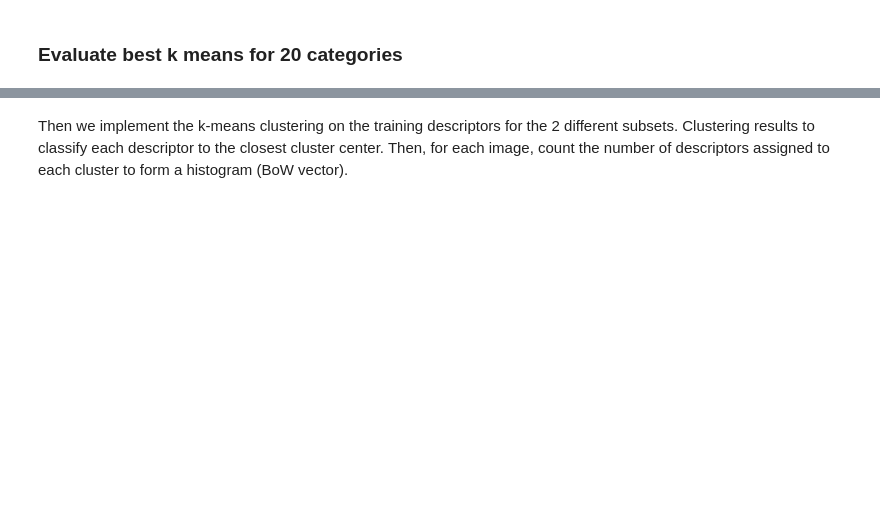
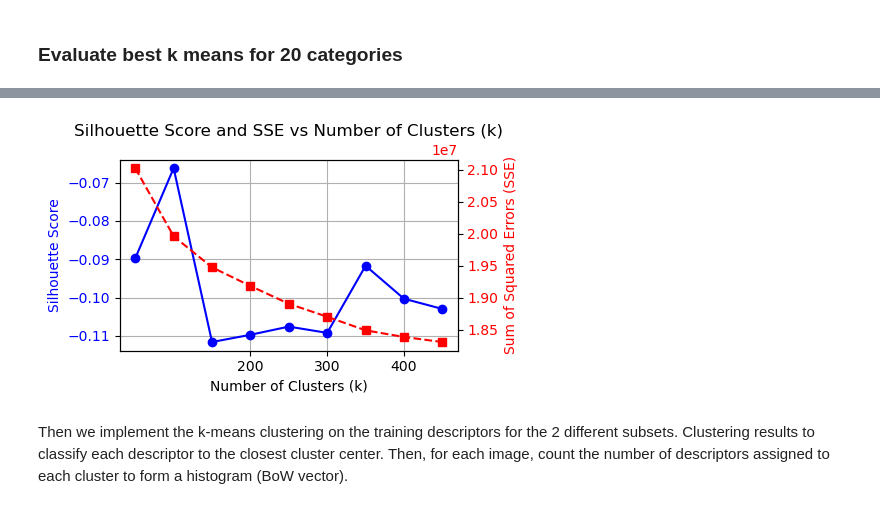
Before and after one commit to JoostKeiren/vision-and-image-proccessing-assingment-4-re-exam, a Jupyter notebook: A4.ipynb, the cells around one changed output, grey strips where cells are left out. Saved outputs shown, nothing was run; the diff lists cells and outputs as text; code cells hidden in the pictures; blank space fills up the shorter version.

```diff
--- a/A4.ipynb
+++ b/A4.ipynb
@@ -294,6 +294,7 @@ from sklearn.preprocessing import StandardScaler
 from sklearn.metrics import silhouette_score
 
 scores_20_cat = []
+sse_20_cat = []
 
 def evaluate_k_means_fast(descriptors, k_values):
     best_k = None
@@ -305,6 +306,8 @@ def evaluate_k_means_fast(descriptors, k_values):
         labels = kmeans.labels_
         score = silhouette_score(descriptors, labels, sample_size=min(1000, len(descriptors)))  # Sample to speed up
         scores_20_cat.append(score)
+        sse = kmeans.inertia_  # Sum of squared distances of samples to their closest cluster center.
+        sse_20_cat.append(sse)
         print(f'k={k}, Silhouette Score={score}')
 
         if score > best_score:
@@ -363,3 +364,28 @@ plt.show()
+# %%
+fig, ax1 = plt.subplots(figsize=(5, 3))
+
+# Plot Silhouette Score
+ax1.plot(k_values_20cat, scores_20_cat, marker='o', linestyle='-', color='b', label='Silhouette Score')
+ax1.set_xlabel('Number of Clusters (k)')
+ax1.set_ylabel('Silhouette Score', color='b')
+ax1.tick_params(axis='y', labelcolor='b')
+ax1.set_xticks(k_values_5cat)
+ax1.grid(True)
+
+# Create a second y-axis for SSE
+ax2 = ax1.twinx()
+ax2.plot(k_values_20cat, sse_20_cat, marker='s', linestyle='--', color='r', label='SSE')
+ax2.set_ylabel('Sum of Squared Errors (SSE)', color='r')
+ax2.tick_params(axis='y', labelcolor='r')
+
+# Add a title
+plt.title('Silhouette Score and SSE vs Number of Clusters (k)')
+
+# Show the plot
+fig.tight_layout()
+plt.show()
+# %% [output]
+[figure, added]
 # %%
 # This can be deleted??
 # #TO DO:
```
Also changed, not shown: parts of 13 cells of this notebook, 1 other file.
